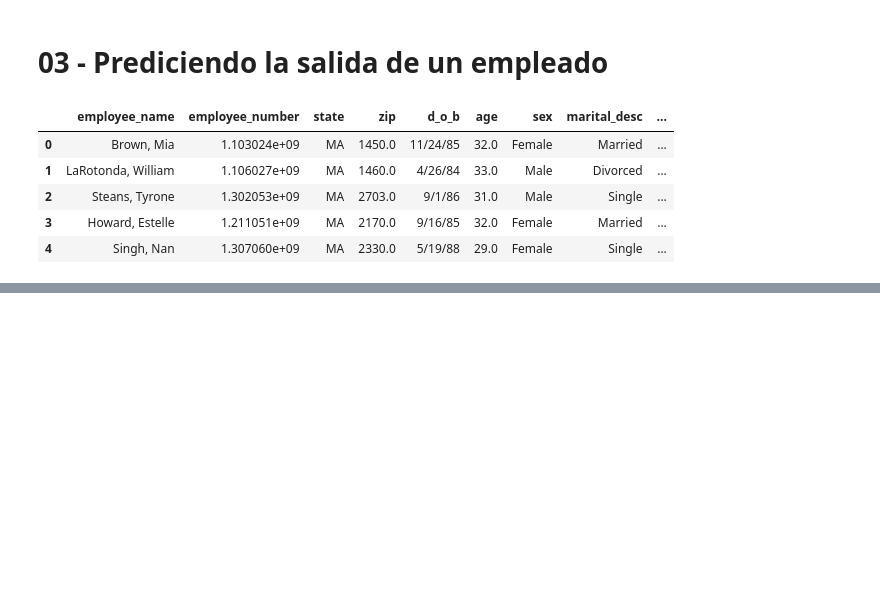
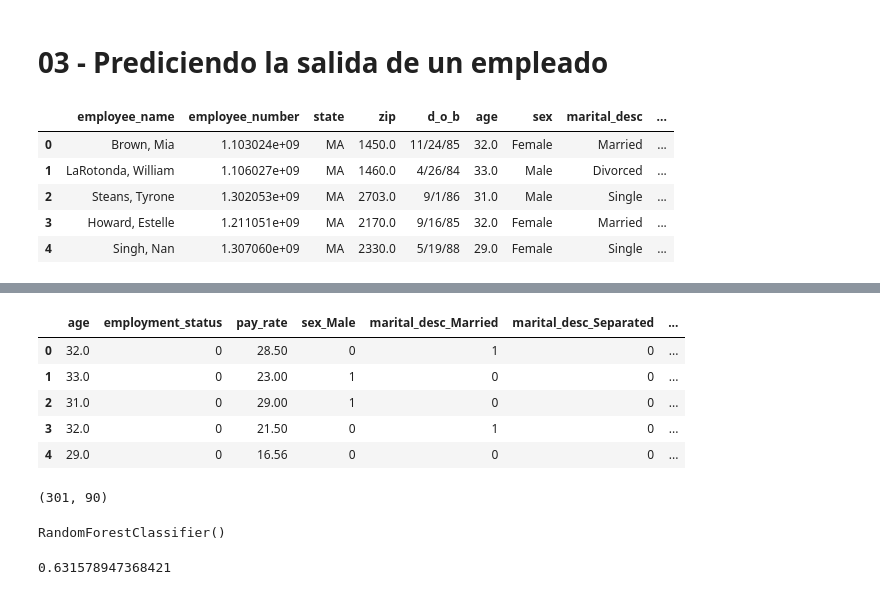
Before and after one commit to YonatanRA/sesame_hr_datatalk, a Jupyter notebook: notebooks/sesame_hr.ipynb, the cells around one changed output, grey strips where cells are left out. Cells and saved outputs as stored; diff of their text form; code cells hidden in the pictures; blank space fills up the shorter version.

```diff
--- a/notebooks/sesame_hr.ipynb
+++ b/notebooks/sesame_hr.ipynb
@@ -292,0 +306,15 @@ data[data.employment_status == 'Future Start']
+# %%
+data=pd.get_dummies(data, drop_first=True)
+
+data.head()
+# %% [output]
+|  | age | employment_status | pay_rate | sex_Male | marital_desc_Married | marital_desc_Separated | ... |
+| 0 | 32.0 | 0 | 28.50 | 0 | 1 | 0 | ... |
+| 1 | 33.0 | 0 | 23.00 | 1 | 0 | 0 | ... |
+| 2 | 31.0 | 0 | 29.00 | 1 | 0 | 0 | ... |
+| 3 | 32.0 | 0 | 21.50 | 0 | 1 | 0 | ... |
+| 4 | 29.0 | 0 | 16.56 | 0 | 0 | 0 | ... |
+# %%
+data.shape
+# %% [output]
+(301, 90)
@@ -292,0 +331,14 @@ data[data.employment_status == 'Future Start']
+# %%
+# entrenamiento del modelo
+
+modelo=RFC()
+
+modelo.fit(X_train, y_train)
+# %% [output]
+RandomForestClassifier()
+# %%
+# medicion acierto
+
+modelo.score(X_test, y_test)
+# %% [output]
+0.631578947368421
```
Also changed, not shown: parts of 11 cells of this notebook.
